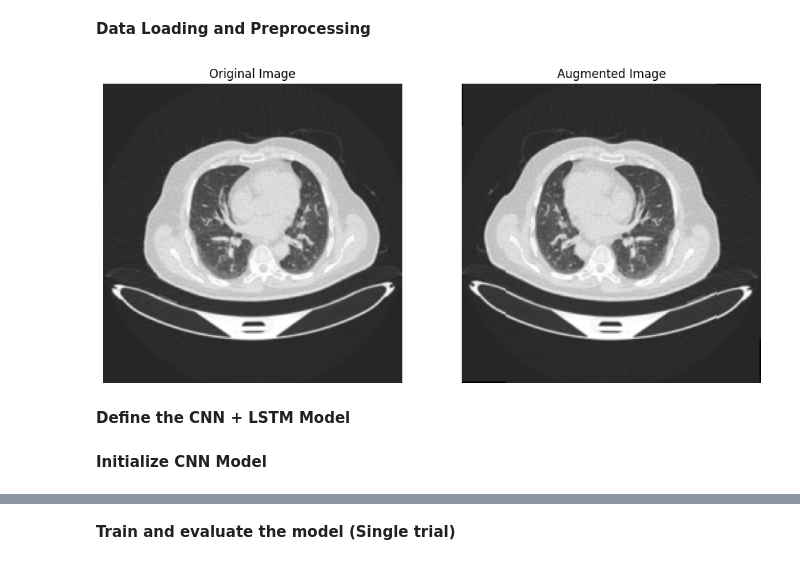
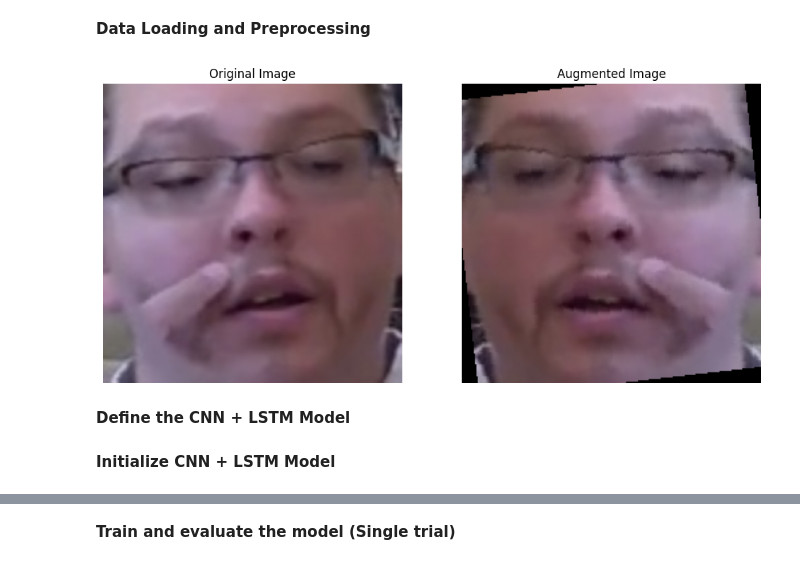
Before and after one commit to zhangjianyu1006156/Deepfake-AI, a Jupyter notebook: model/CNNLSTM_Model.ipynb, the cells around one changed output, grey strips where cells are left out. Drawn from its saved outputs; the diff is of its cells as text; code cells hidden in the pictures.

Commit message:
models update

```diff
--- a/model/CNNLSTM_Model.ipynb
+++ b/model/CNNLSTM_Model.ipynb
@@ -47,6 +34,10 @@ augmented_transform = transforms.Compose([
+# %%
+# Get transformations
+original_transform = get_original_transform()
+augmented_transform = get_augmented_transform()
 # %%
 # Load the dataset from the directory
-raw_dataset = datasets.ImageFolder(root='../processed_dataset_frame', transform=None)
+raw_dataset = datasets.ImageFolder(root='../processed_dataset_frame/processed_dataset_frame', transform=None)
 
 # Access a raw image and its label directly
 raw_img, label = raw_dataset[0]
@@ -57,31 +48,13 @@ img_augmented_tensor = augmented_transform(raw_img)
 # %%
 # Access the raw image and its label from dataset
 img, label = raw_dataset[0]
-
-# Define the function to unnormalize and show the image
-def show_image(img, title=None, ax=None):
-    img = img.numpy().transpose((1, 2, 0))
-    mean = np.array([0.485, 0.456, 0.406])
-    std = np.array([0.229, 0.224, 0.225])
-    img = std * img + mean
-    img = np.clip(img, 0, 1)
-    if ax is not None:
-        ax.imshow(img)
-        if title is not None:
-            ax.set_title(title)
-        ax.axis('off')
-    else:
-        plt.imshow(img)
-        if title is not None:
-            plt.title(title)
-        plt.pause(0.001)
 
 fig, axs = plt.subplots(1, 2, figsize=(12, 6))
 
 # Displaying the original image and the augmented image
 show_image(img_original_tensor, title='Original Image', ax=axs[0])
 show_image(img_augmented_tensor, title='Augmented Image', ax=axs[1])
 
 plt.show()
 # %% [output]
-[figure, old version]
+[figure, new version]
@@ -173,5 +68,5 @@ class CNN_LSTM_for_DeepFake(nn.Module):
 # %% [markdown]
-**Initialize CNN Model**
+**Initialize CNN + LSTM Model**
 # %%
 # Configuration
 dropout_rate = 0.5
```
Also changed, not shown: parts of 13 cells of this notebook, 4 other files.
